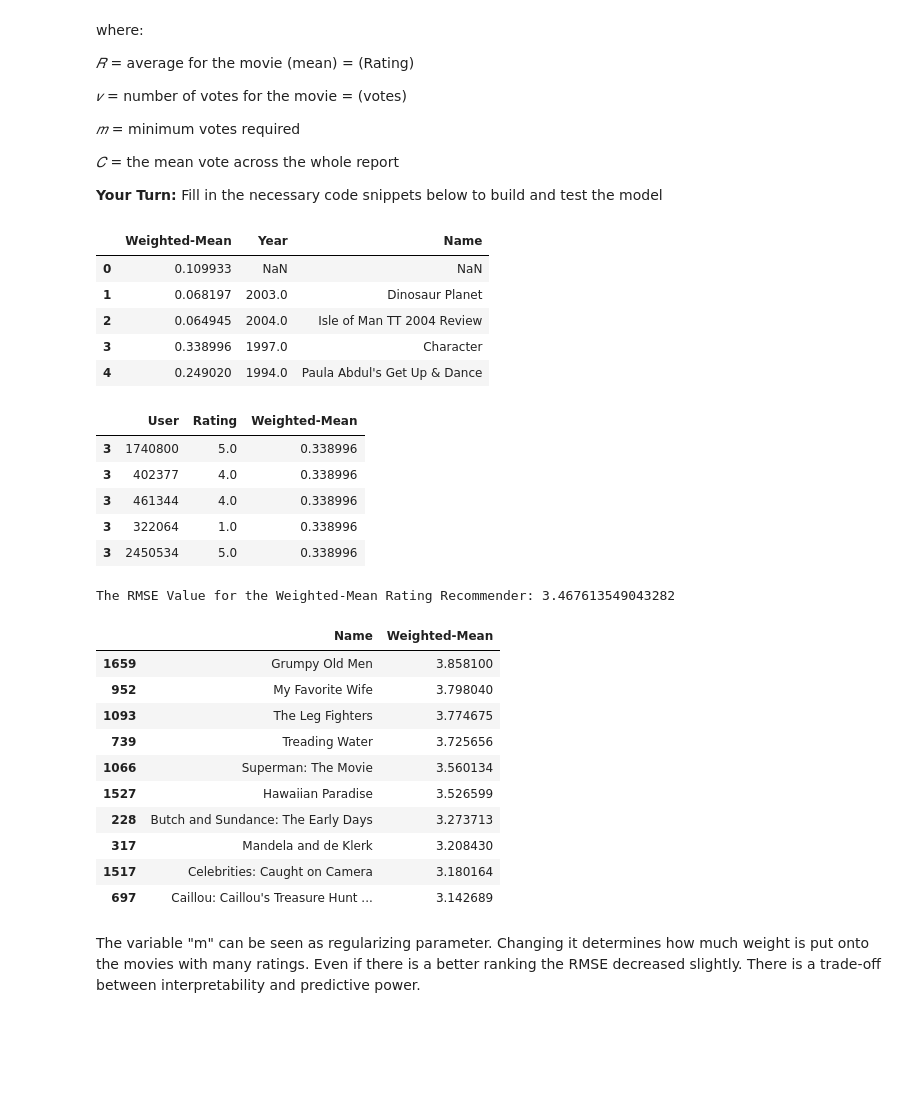
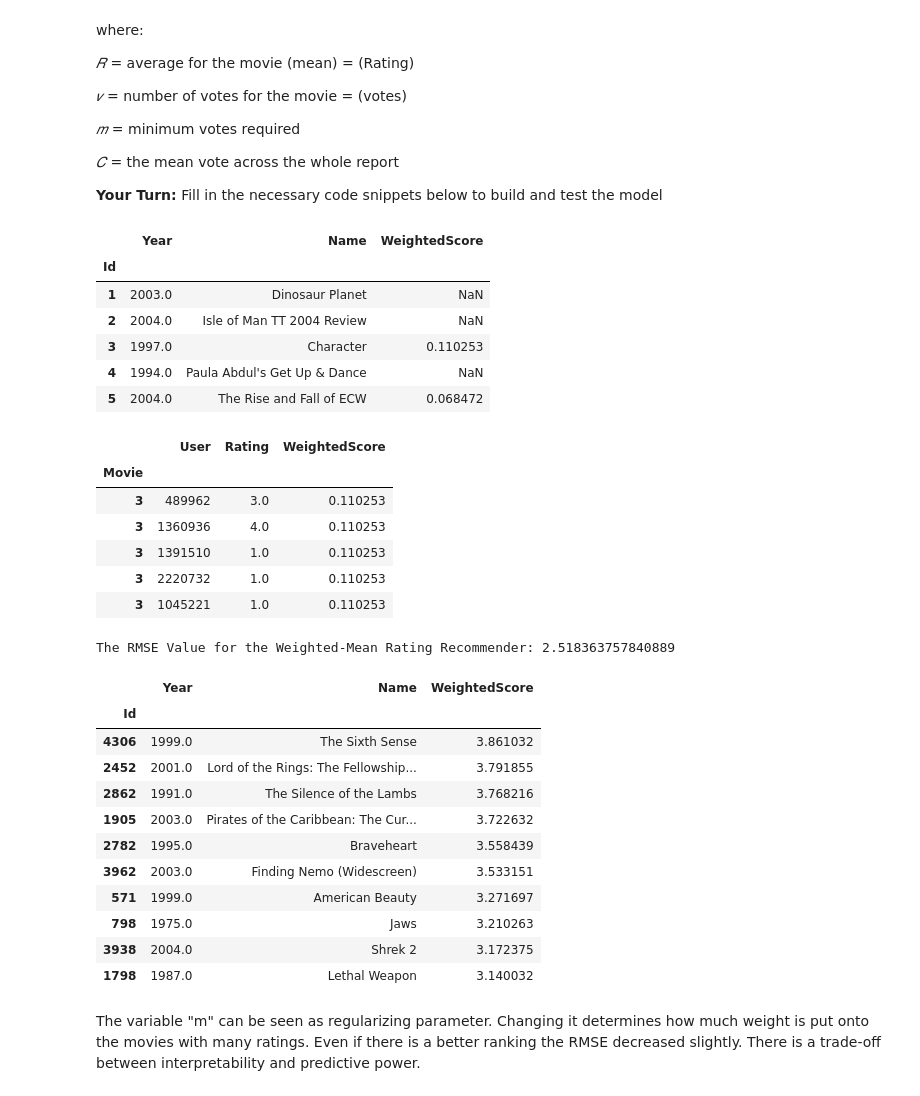
Before and after one commit to Ruben-Castro/mec-mini-projects, a Jupyter notebook: mec-17.4.1-recommendation-systems-mini-project/Mini_Project_Recommendation_Systems.ipynb, the cells around one changed output. Saved outputs shown, nothing was run; the diff lists cells and outputs as text; code cells hidden in the pictures; blank space fills up the shorter version.

```diff
--- a/mec-17.4.1-recommendation-systems-mini-project/Mini_Project_Recommendation_Systems.ipynb
+++ b/mec-17.4.1-recommendation-systems-mini-project/Mini_Project_Recommendation_Systems.ipynb
@@ -479,54 +484,58 @@ v = df_p.count().values
 weighted_score = ((v/(v+m))*R) + ((m/(m+v))*C)
 # %%
 # convert weighted_score into a dataframe
-weighted_score[np.isnan(weighted_score)] = 0
-weighted_mean = pd.DataFrame(weighted_score, columns=['Weighted-Mean'])
-
+weighted_score_s = pd.Series(data=weighted_score, index=df_p.mean(axis=0).index).rename("WeightedScore").to_frame()
+weighted_score_s.head()
 #Combine the aggregated dataframes (wighted_mean & movie_titles)
-combined_df = weighted_mean.join(movie_titles)
+combined_df = movie_titles.join(weighted_score_s)
+movie_titles.head(5)
 combined_df.head(5)
 # %% [output]
-|  | Weighted-Mean | Year | Name |
-| 0 | 0.109933 | NaN | NaN |
-| 1 | 0.068197 | 2003.0 | Dinosaur Planet |
-| 2 | 0.064945 | 2004.0 | Isle of Man TT 2004 Review |
-| 3 | 0.338996 | 1997.0 | Character |
-| 4 | 0.249020 | 1994.0 | Paula Abdul's Get Up & Dance |
+|  | Year | Name | WeightedScore |
+| Id |  |  |  |
+| 1 | 2003.0 | Dinosaur Planet | NaN |
+| 2 | 2004.0 | Isle of Man TT 2004 Review | NaN |
+| 3 | 1997.0 | Character | 0.110253 |
+| 4 | 1994.0 | Paula Abdul's Get Up & Dance | NaN |
+| 5 | 2004.0 | The Rise and Fall of ECW | 0.068472 |
 # %%
 # Join labels and predictions based on mean movie rating
-predictions_df = df_test.set_index('Movie').join(weighted_mean)
+df_test_indexed= df_test.set_index("Movie") [["User","Rating"]]
+predictions_df = df_test_indexed.join(weighted_score_s)
 predictions_df.head(5)
 # %% [output]
-|  | User | Rating | Weighted-Mean |
-| 3 | 1740800 | 5.0 | 0.338996 |
-| 3 | 402377 | 4.0 | 0.338996 |
-| 3 | 461344 | 4.0 | 0.338996 |
-| 3 | 322064 | 1.0 | 0.338996 |
-| 3 | 2450534 | 5.0 | 0.338996 |
+|  | User | Rating | WeightedScore |
+| Movie |  |  |  |
+| 3 | 489962 | 3.0 | 0.110253 |
+| 3 | 1360936 | 4.0 | 0.110253 |
+| 3 | 1391510 | 1.0 | 0.110253 |
+| 3 | 2220732 | 1.0 | 0.110253 |
+| 3 | 1045221 | 1.0 | 0.110253 |
 # %%
 # Compute RMSE
-y_true = predictions_df['Rating']
-y_pred = predictions_df['Weighted-Mean']
+y_true = predictions_df['Rating'].values
+y_pred = predictions_df['WeightedScore'].values
 y_pred[np.isnan(y_pred)] = 0
 rmse = np.sqrt(mean_squared_error(y_true=y_true, y_pred=y_pred))
 print("The RMSE Value for the Weighted-Mean Rating Recommender:", rmse)
 # %% [output]
-The RMSE Value for the Weighted-Mean Rating Recommender: 3.467613549043282
+The RMSE Value for the Weighted-Mean Rating Recommender: 2.518363757840889
 # %%
 # View top ten rated movies
-combined_df.sort_values(by='Weighted-Mean', ascending=False)[['Name', 'Weighted-Mean']].head(10)
+combined_df.sort_values(by=["WeightedScore"], ascending=False)[:10]
 # %% [output]
-|  | Name | Weighted-Mean |
-| 1659 | Grumpy Old Men | 3.858100 |
-| 952 | My Favorite Wife | 3.798040 |
-| 1093 | The Leg Fighters | 3.774675 |
-| 739 | Treading Water | 3.725656 |
-| 1066 | Superman: The Movie | 3.560134 |
-| 1527 | Hawaiian Paradise | 3.526599 |
-| 228 | Butch and Sundance: The Early Days | 3.273713 |
-| 317 | Mandela and de Klerk | 3.208430 |
-| 1517 | Celebrities: Caught on Camera | 3.180164 |
-| 697 | Caillou: Caillou's Treasure Hunt ... | 3.142689 |
+|  | Year | Name | WeightedScore |
+| Id |  |  |  |
+| 4306 | 1999.0 | The Sixth Sense | 3.861032 |
+| 2452 | 2001.0 | Lord of the Rings: The Fellowship... | 3.791855 |
+| 2862 | 1991.0 | The Silence of the Lambs | 3.768216 |
+| 1905 | 2003.0 | Pirates of the Caribbean: The Cur... | 3.722632 |
+| 2782 | 1995.0 | Braveheart | 3.558439 |
+| 3962 | 2003.0 | Finding Nemo (Widescreen) | 3.533151 |
+| 571 | 1999.0 | American Beauty | 3.271697 |
+| 798 | 1975.0 | Jaws | 3.210263 |
+| 3938 | 2004.0 | Shrek 2 | 3.172375 |
+| 1798 | 1987.0 | Lethal Weapon | 3.140032 |
 # %% [markdown]
 The variable "m" can be seen as regularizing parameter. Changing it determines how much weight is put onto the movies with many ratings.
 Even if there is a better ranking the RMSE decreased slightly. There is a trade-off between interpretability and predictive power.
```
Also changed, not shown: parts of 22 cells of this notebook.
